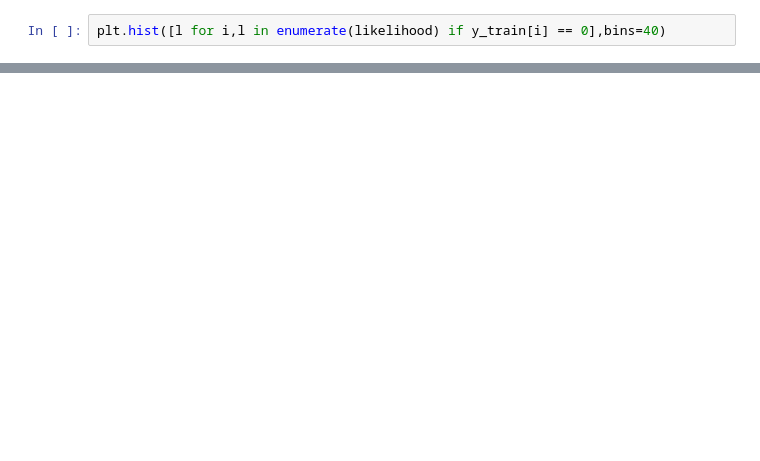
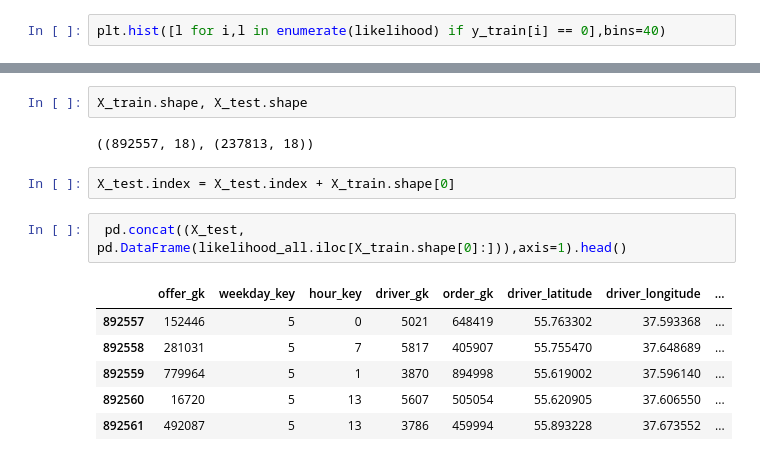
Before and after one commit to ArtemKupriyanov/bigdata_hack, a Jupyter notebook: draft_Miller.ipynb, the cells around one changed output, grey strips where cells are left out. Drawn from its saved outputs; the diff is of its cells as text; blank space fills up the shorter version.

```diff
--- a/draft_Miller.ipynb
+++ b/draft_Miller.ipynb
@@ -351,0 +537,15 @@ KeyboardInterrupt:
+# %%
+X_train.shape, X_test.shape
+# %% [output]
+((892557, 18), (237813, 18))
+# %%
+X_test.index = X_test.index + X_train.shape[0]
+# %%
+ pd.concat((X_test, pd.DataFrame(likelihood_all.iloc[X_train.shape[0]:])),axis=1).head()
+# %% [output]
+|  | offer_gk | weekday_key | hour_key | driver_gk | order_gk | driver_latitude | driver_longitude | ... |
+| 892557 | 152446 | 5 | 0 | 5021 | 648419 | 55.763302 | 37.593368 | ... |
+| 892558 | 281031 | 5 | 7 | 5817 | 405907 | 55.755470 | 37.648689 | ... |
+| 892559 | 779964 | 5 | 1 | 3870 | 894998 | 55.619002 | 37.596140 | ... |
+| 892560 | 16720 | 5 | 13 | 5607 | 505054 | 55.620905 | 37.606550 | ... |
+| 892561 | 492087 | 5 | 13 | 3786 | 459994 | 55.893228 | 37.673552 | ... |
```
Also changed, not shown: parts of 37 cells of this notebook, 1 other file.
